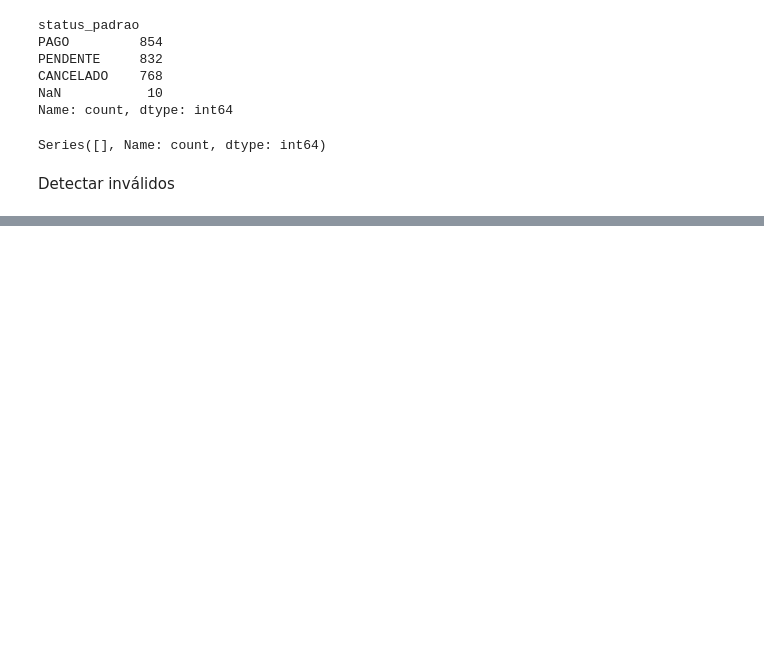
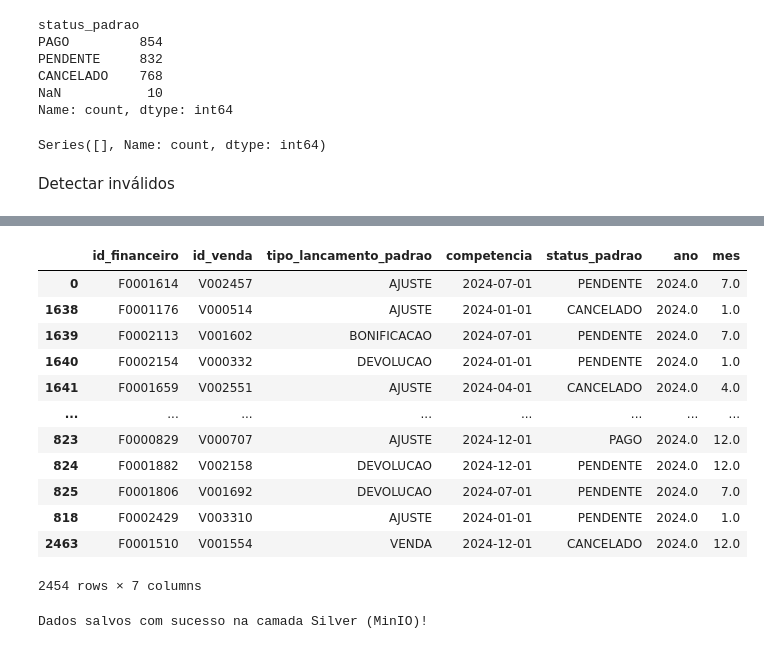
Before and after one commit to rafaelladuarte/refresco-data-case, a Jupyter notebook: pipeline/silver/notebooks/clean_financeiro.ipynb, the cells around one changed output, grey strips where cells are left out. Cells and saved outputs as stored; diff of their text form; code cells hidden in the pictures; blank space fills up the shorter version.

Commit message:
feat: implement automated silver layer transformation scripts and update extraction pipeline

```diff
--- a/pipeline/silver/notebooks/clean_financeiro.ipynb
+++ b/pipeline/silver/notebooks/clean_financeiro.ipynb
@@ -227,0 +252,5 @@ df[["id_financeiro","id_venda","valor_bruto","valor_imposto","valor_liquido","st
+# %%
+df['competencia'] = pd.to_datetime(df['competencia'], format='%Y-%m-%d')
+# %%
+df['ano'] = df['competencia'].dt.year
+df['mes'] = df['competencia'].dt.month
@@ -227,0 +278,26 @@ df[["id_financeiro","id_venda","valor_bruto","valor_imposto","valor_liquido","st
+# %%
+df_silver = df[[
+    "id_financeiro",
+    "id_venda",
+    "tipo_lancamento_padrao",
+    "competencia",
+    "status_padrao",
+    "ano",
+    "mes"
+]]
+# %%
+df_silver
+# %% [output]
+|  | id_financeiro | id_venda | tipo_lancamento_padrao | competencia | status_padrao | ano | mes |
+| 0 | F0001614 | V002457 | AJUSTE | 2024-07-01 | PENDENTE | 2024.0 | 7.0 |
+| 1638 | F0001176 | V000514 | AJUSTE | 2024-01-01 | CANCELADO | 2024.0 | 1.0 |
+| 1639 | F0002113 | V001602 | BONIFICACAO | 2024-07-01 | PENDENTE | 2024.0 | 7.0 |
+| 1640 | F0002154 | V000332 | DEVOLUCAO | 2024-01-01 | PENDENTE | 2024.0 | 1.0 |
+| 1641 | F0001659 | V002551 | AJUSTE | 2024-04-01 | CANCELADO | 2024.0 | 4.0 |
+| ... | ... | ... | ... | ... | ... | ... | ... |
+| 823 | F0000829 | V000707 | AJUSTE | 2024-12-01 | PAGO | 2024.0 | 12.0 |
+| 824 | F0001882 | V002158 | DEVOLUCAO | 2024-12-01 | PENDENTE | 2024.0 | 12.0 |
+| 825 | F0001806 | V001692 | DEVOLUCAO | 2024-07-01 | PENDENTE | 2024.0 | 7.0 |
+| 818 | F0002429 | V003310 | AJUSTE | 2024-01-01 | PENDENTE | 2024.0 | 1.0 |
+| 2463 | F0001510 | V001554 | VENDA | 2024-12-01 | CANCELADO | 2024.0 | 12.0 |
+2454 rows × 7 columns
@@ -227,0 +306,14 @@ df[["id_financeiro","id_venda","valor_bruto","valor_imposto","valor_liquido","st
+# %%
+try:
+    df_silver.to_parquet(
+        path="s3://silver/financeiro/",
+        partition_cols=["ano", "mes"],
+        storage_options=storage_options,
+        index=False,
+        compression="snappy"
+    )
+    print("Dados salvos com sucesso na camada Silver (MinIO)!")
+except Exception as e:
+    print(f"Erro ao salvar na camada Silver: {e}")
+# %% [output]
+Dados salvos com sucesso na camada Silver (MinIO)!
```
Also changed, not shown: parts of 14 cells of this notebook, 11 other files.
